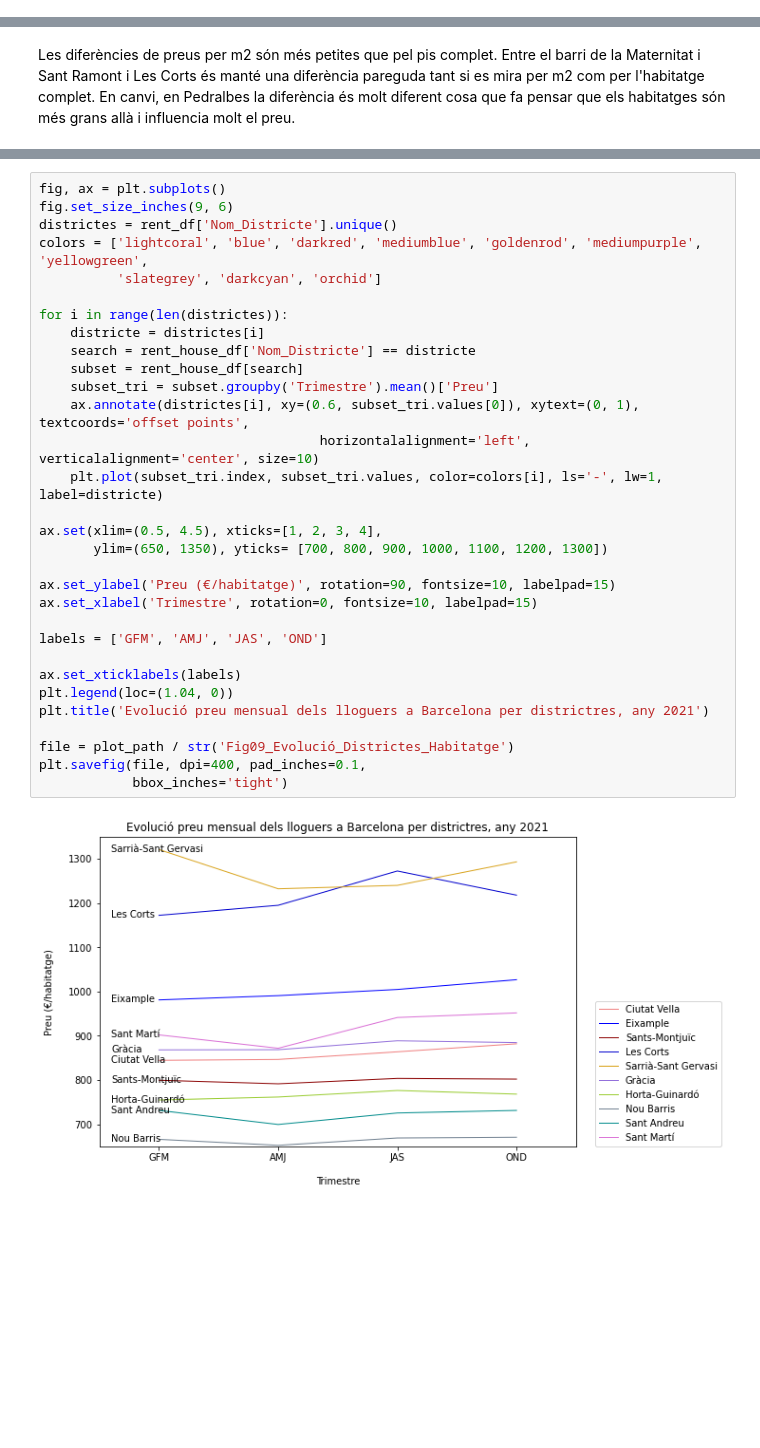
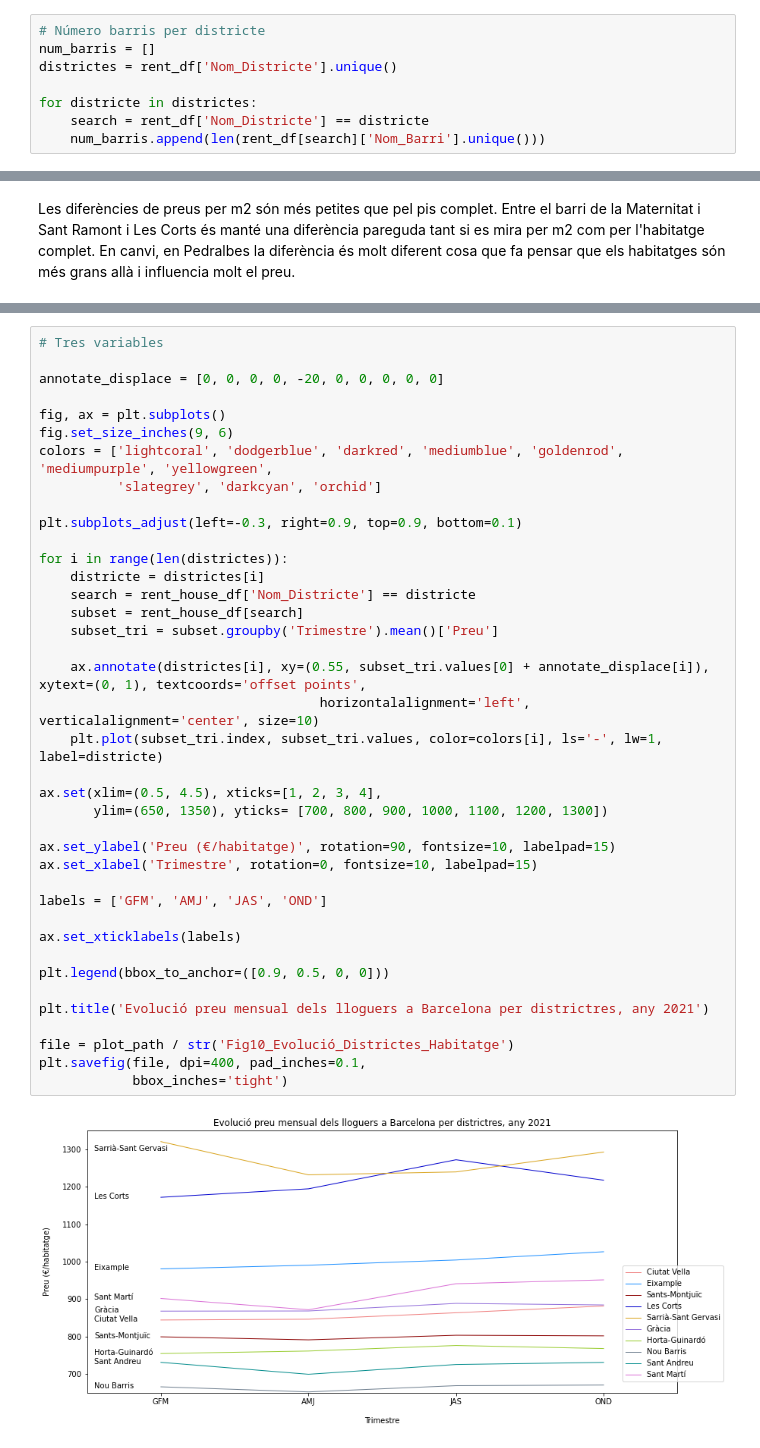
Before and after one commit to Macletus/itacademy-datascience, a Jupyter notebook: sprint04/Sprint04_Tasca01.ipynb, the cells around one changed output, grey strips where cells are left out. Drawn from its saved outputs; the diff is of its cells as text; blank space fills up the shorter version.

```diff
--- a/sprint04/Sprint04_Tasca01.ipynb
+++ b/sprint04/Sprint04_Tasca01.ipynb
@@ -86,0 +94,8 @@ array([2021], dtype=int64)
+# %%
+# Número barris per districte
+num_barris = []
+districtes = rent_df['Nom_Districte'].unique()
+
+for districte in districtes:
+    search = rent_df['Nom_Districte'] == districte
+    num_barris.append(len(rent_df[search]['Nom_Barri'].unique()))
@@ -322,36 +382,44 @@ plt.savefig(file, dpi=400, pad_inches=0.1,
 # %%
+# Tres variables
+
+annotate_displace = [0, 0, 0, 0, -20, 0, 0, 0, 0, 0]
+
 fig, ax = plt.subplots()
 fig.set_size_inches(9, 6)
-districtes = rent_df['Nom_Districte'].unique()
-colors = ['lightcoral', 'blue', 'darkred', 'mediumblue', 'goldenrod', 'mediumpurple', 'yellowgreen',
+colors = ['lightcoral', 'dodgerblue', 'darkred', 'mediumblue', 'goldenrod', 'mediumpurple', 'yellowgreen',
           'slategrey', 'darkcyan', 'orchid']
+
+plt.subplots_adjust(left=-0.3, right=0.9, top=0.9, bottom=0.1)
 
 for i in range(len(districtes)):
     districte = districtes[i]
     search = rent_house_df['Nom_Districte'] == districte
     subset = rent_house_df[search]
     subset_tri = subset.groupby('Trimestre').mean()['Preu']
-    ax.annotate(districtes[i], xy=(0.6, subset_tri.values[0]), xytext=(0, 1), textcoords='offset points',
+
+    ax.annotate(districtes[i], xy=(0.55, subset_tri.values[0] + annotate_displace[i]), xytext=(0, 1), textcoords='offset points',
                                     horizontalalignment='left', verticalalignment='center', size=10)
     plt.plot(subset_tri.index, subset_tri.values, color=colors[i], ls='-', lw=1, label=districte)
 
 ax.set(xlim=(0.5, 4.5), xticks=[1, 2, 3, 4],
        ylim=(650, 1350), yticks= [700, 800, 900, 1000, 1100, 1200, 1300])
 
 ax.set_ylabel('Preu (€/habitatge)', rotation=90, fontsize=10, labelpad=15)
 ax.set_xlabel('Trimestre', rotation=0, fontsize=10, labelpad=15)
 
 labels = ['GFM', 'AMJ', 'JAS', 'OND']
 
 ax.set_xticklabels(labels)
-plt.legend(loc=(1.04, 0))
+
+plt.legend(bbox_to_anchor=([0.9, 0.5, 0, 0]))
+
 plt.title('Evolució preu mensual dels lloguers a Barcelona per districtres, any 2021')
 
-file = plot_path / str('Fig09_Evolució_Districtes_Habitatge')
+file = plot_path / str('Fig10_Evolució_Districtes_Habitatge')
 plt.savefig(file, dpi=400, pad_inches=0.1,
             bbox_inches='tight')
 # %% [output]
-[figure, old version]
+[figure, new version]
 # %%
 fig, ax = plt.subplots()
 fig.set_size_inches(9, 6)
```
Also changed, not shown: parts of 36 cells of this notebook, 15 other files.
